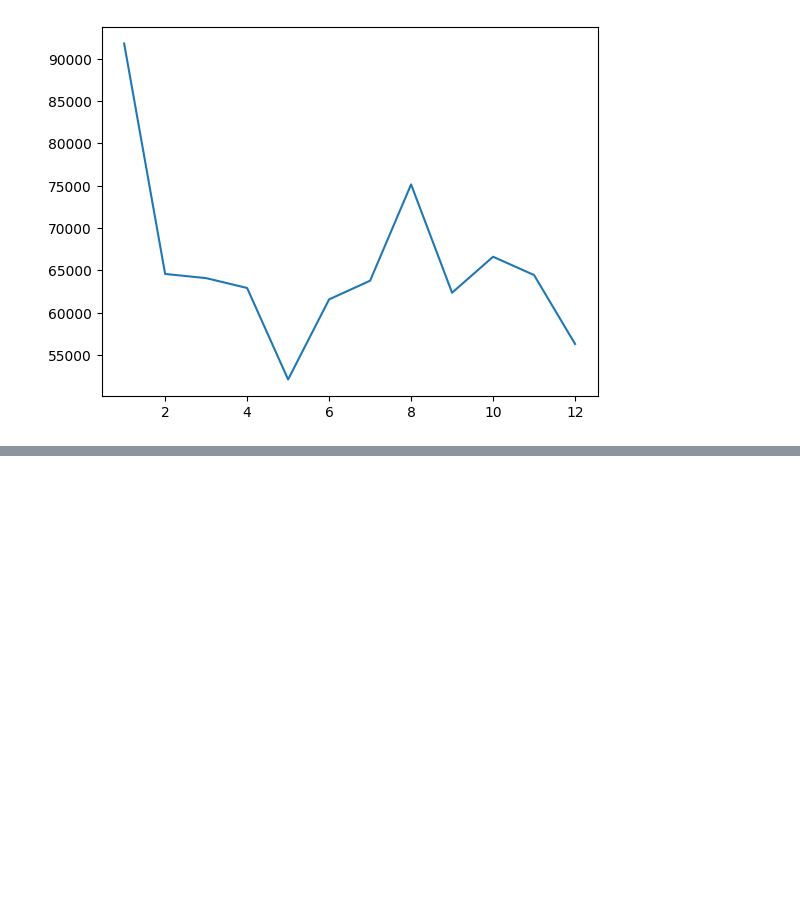
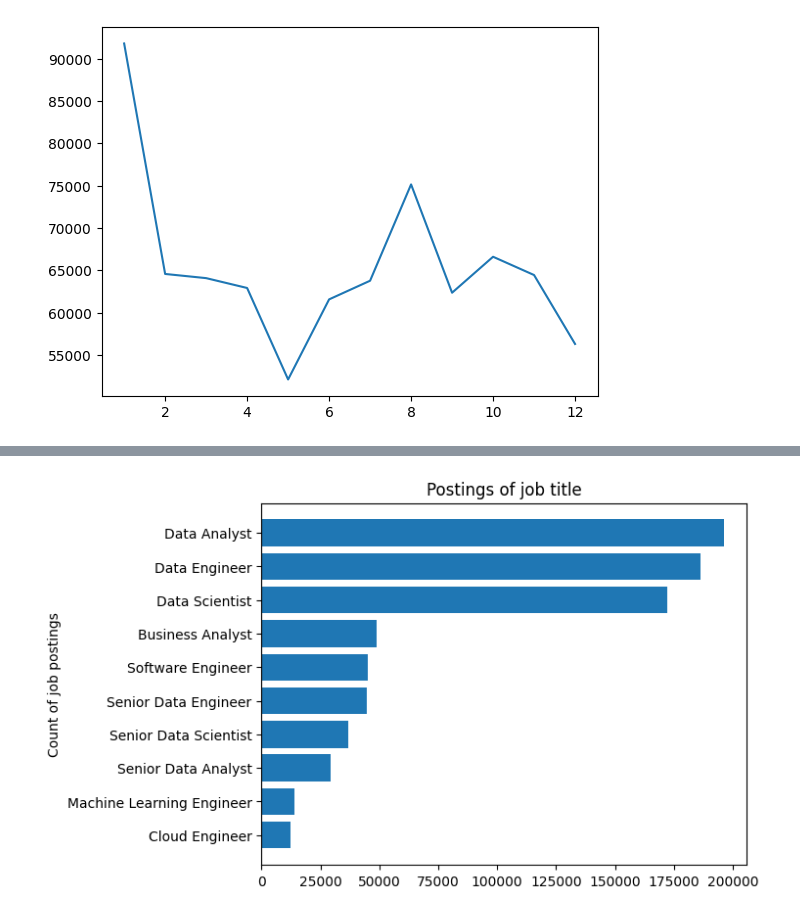
Before and after one commit to C0deB3ast/Data_analysis_work, a Jupyter notebook: Matplotlib.ipynb, the cells around one changed output, grey strips where cells are left out. Drawn from its saved outputs; the diff is of its cells as text; code cells hidden in the pictures; blank space fills up the shorter version.

```diff
--- a/Matplotlib.ipynb
+++ b/Matplotlib.ipynb
@@ -87,0 +130,9 @@ plt.plot(monthly_counts.index, monthly_counts)
+# %%
+job_counts = df.job_title_short.value_counts()
+job_counts = job_counts.sort_values(ascending=True)
+plt.barh(job_counts.index, job_counts)
+plt.title('Postings of job title')
+plt.ylabel('Count of job postings')
+plt.show()
+# %% [output]
+[figure, added]
```
Also changed, not shown: parts of 5 cells of this notebook.
